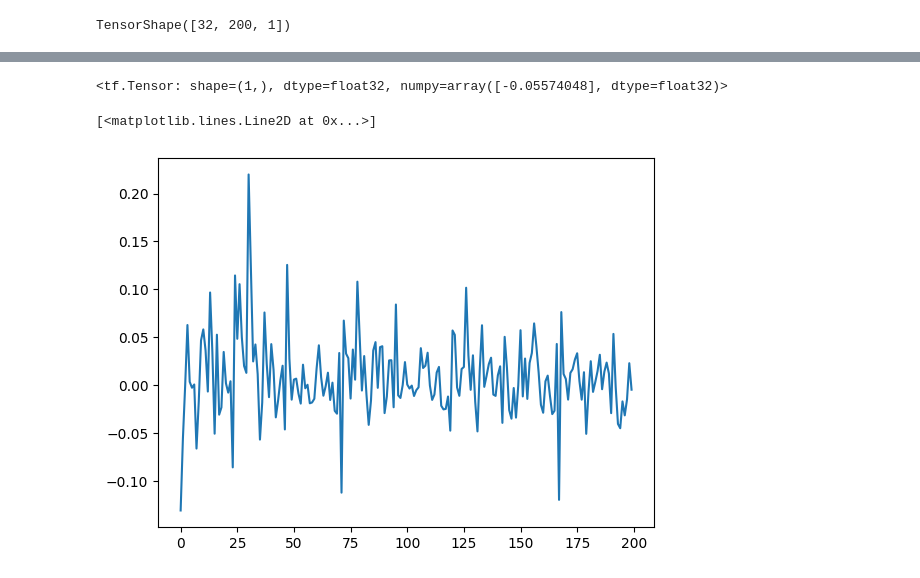
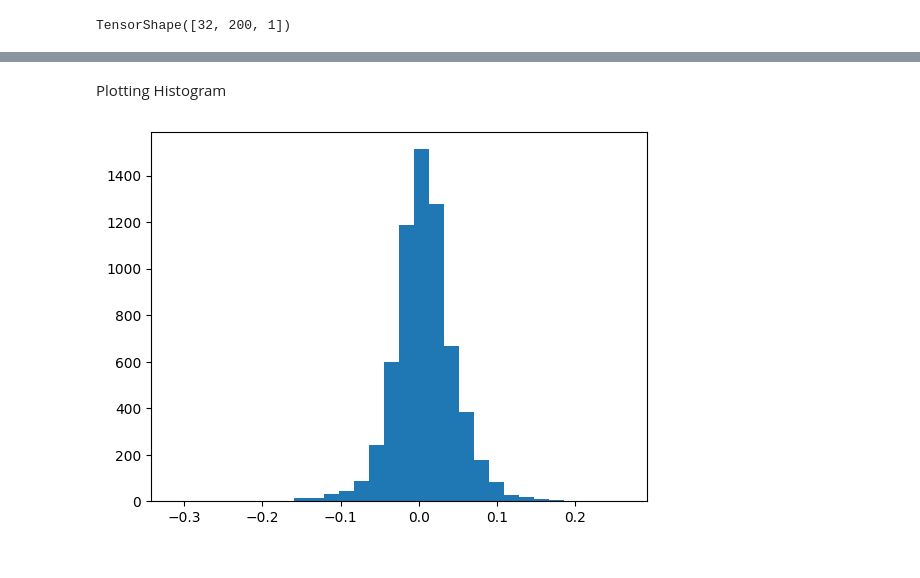
Before and after one commit to adonis107/ST7_Forecasting_RTE, a Jupyter notebook: RNN_model_testing.ipynb, the cells around one changed output, grey strips where cells are left out. Cells and saved outputs as stored; diff of their text form; code cells hidden in the pictures.

```diff
--- a/RNN_model_testing.ipynb
+++ b/RNN_model_testing.ipynb
@@ -97,11 +95,6 @@ plt.plot(wide_RNN_window.label_indices,
-# %%
-error = predictions - labels
-error[1][1]
-# %% [output]
-<tf.Tensor: shape=(1,), dtype=float32, numpy=array([-0.05574048], dtype=float32)>
-# %%
-e = predictions[1, :, label_col_index] - labels[1, :, label_col_index]
-plt.plot(e)
-# %% [output]
-[<matplotlib.lines.Line2D at 0x...>]
-[figure, removed]
+# %% [markdown]
+Plotting Histogram
+# %%
+wide_RNN_window.plot_error_hist(lstm_model)
+# %% [output]
+[figure, added]
```
Also changed, not shown: parts of 7 cells of this notebook, 1 other file.
